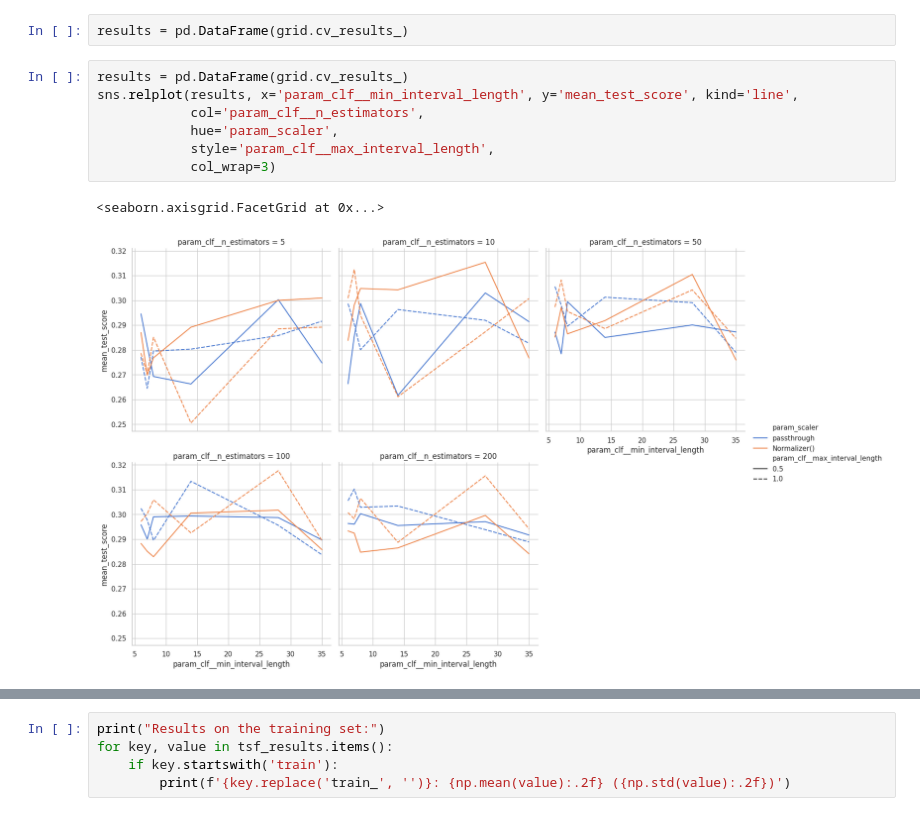
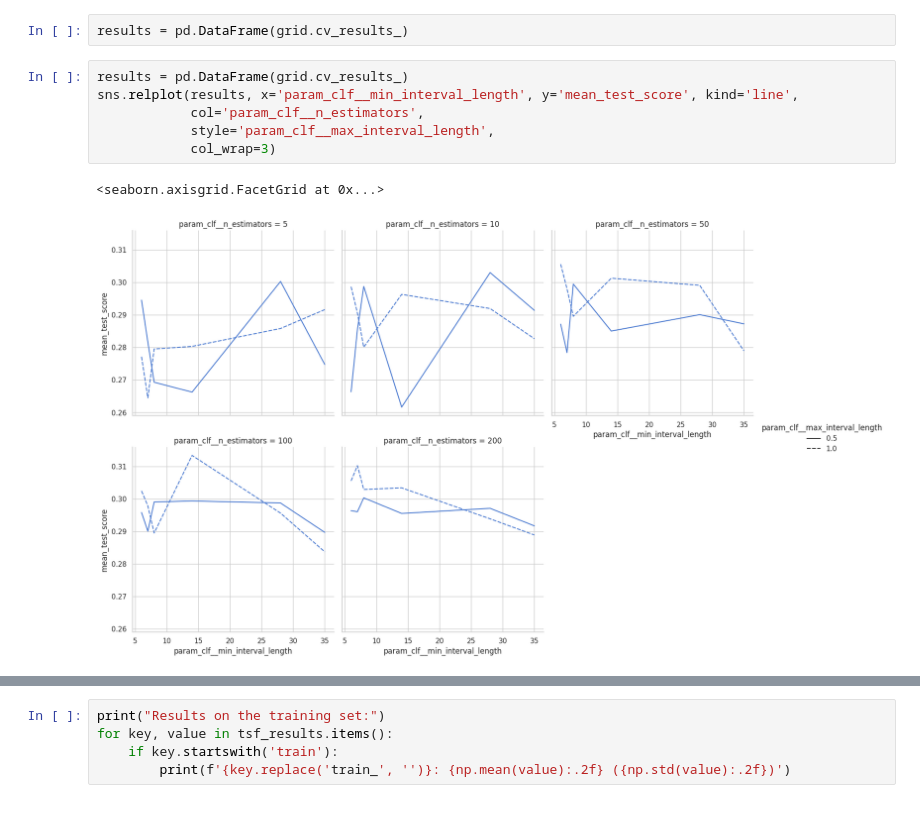
Before and after one commit to g-fabiani4-unipi/dm2_project, a Jupyter notebook: src/time_series/ensemble_interval_based.ipynb, the cells around one changed output, grey strips where cells are left out. Cells and saved outputs as stored; diff of their text form.

```diff
--- a/src/time_series/ensemble_interval_based.ipynb
+++ b/src/time_series/ensemble_interval_based.ipynb
@@ -118,13 +116,12 @@ results = pd.DataFrame(grid.cv_results_)
 # %%
 results = pd.DataFrame(grid.cv_results_)
 sns.relplot(results, x='param_clf__min_interval_length', y='mean_test_score', kind='line',
             col='param_clf__n_estimators',
-            hue='param_scaler',
             style='param_clf__max_interval_length',
             col_wrap=3)
 # %% [output]
 <seaborn.axisgrid.FacetGrid at 0x...>
-[figure, old version]
+[figure, new version]
 # %%
 grid.best_params_
 # %% [output]
```
Also changed, not shown: parts of 19 cells of this notebook.
